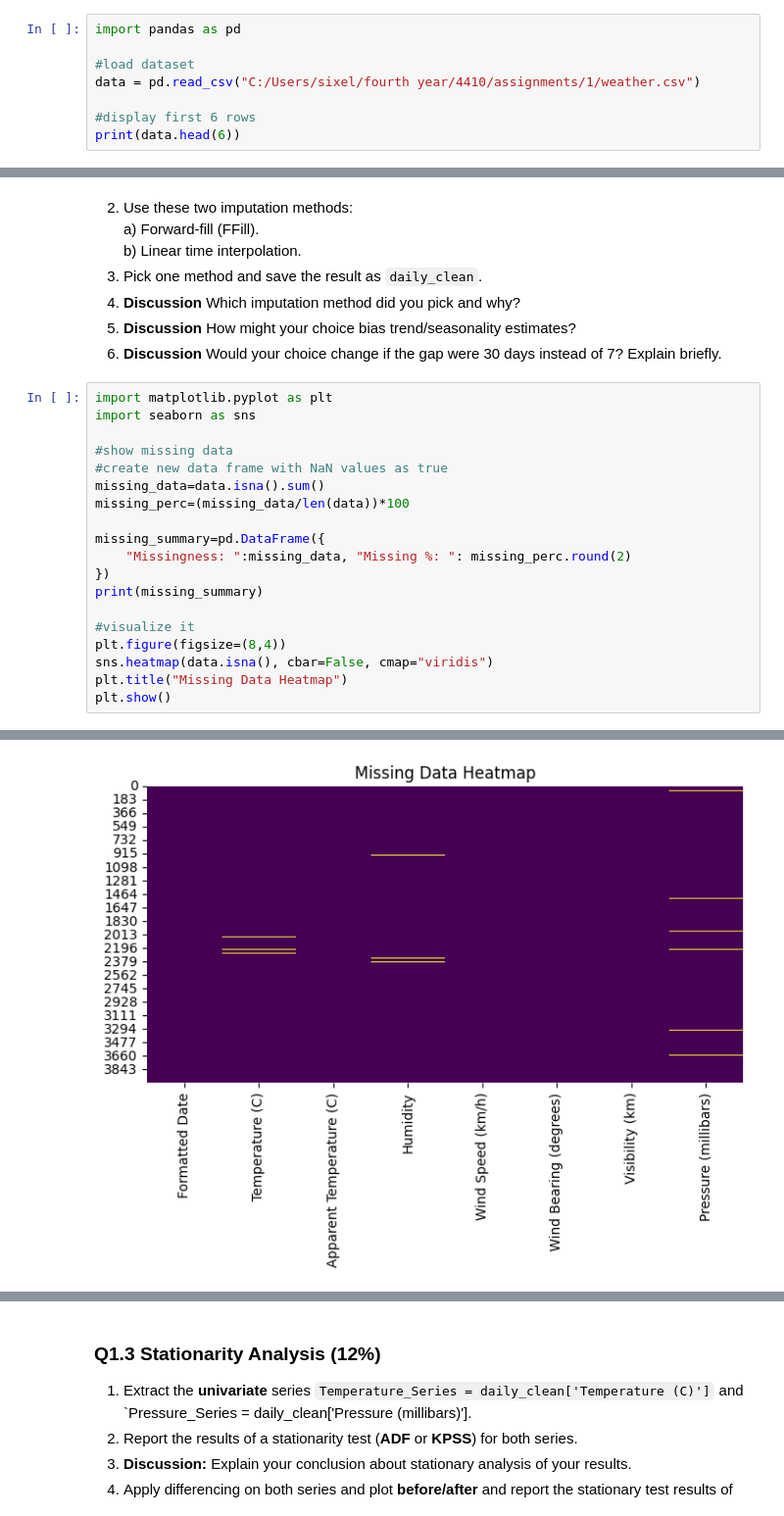
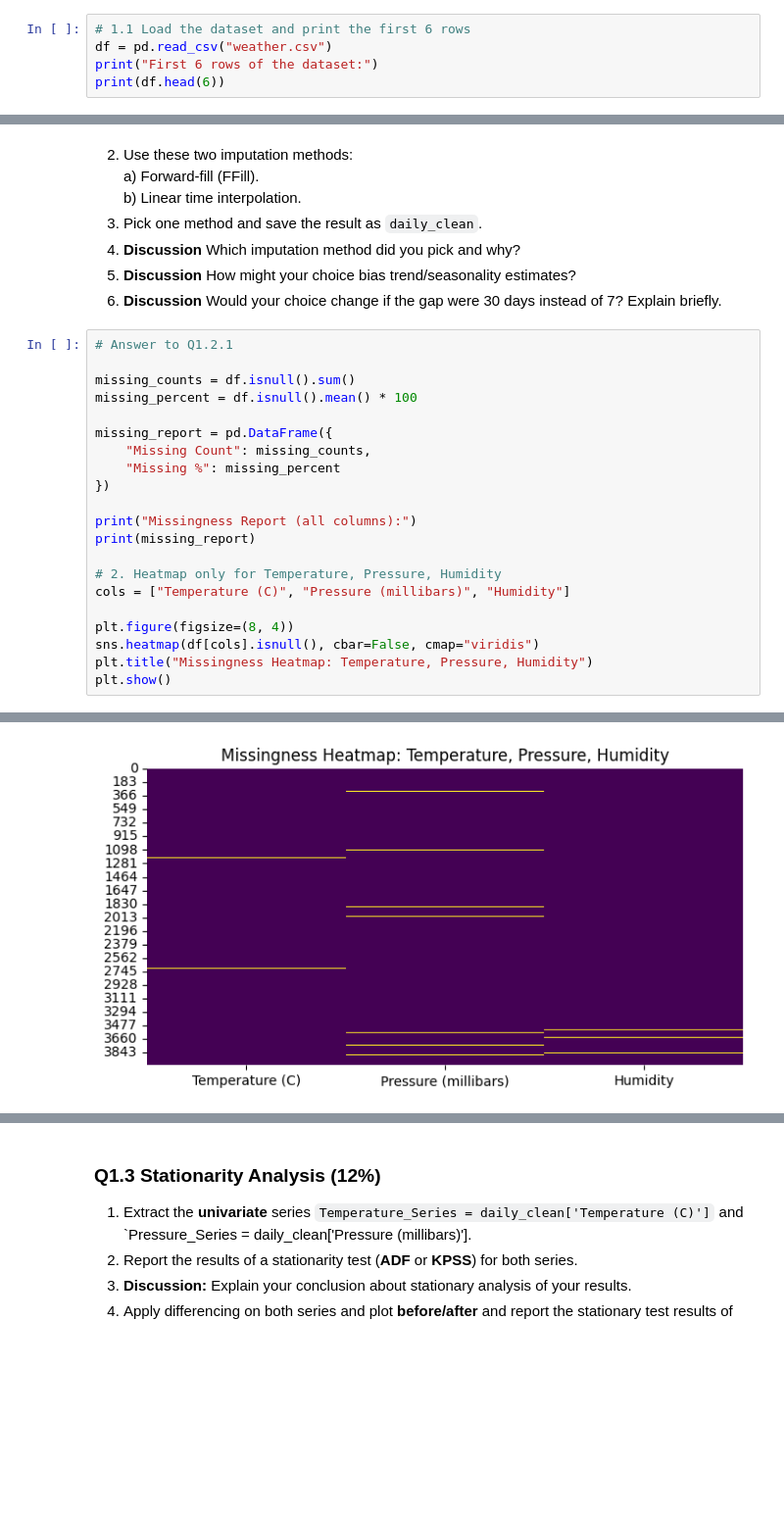
Before and after one commit to AdamDunn1437/4010_A1, a Jupyter notebook: Assignment1.ipynb, the cells around one changed output, grey strips where cells are left out. Shown at 98% size. Cells and saved outputs as stored; diff of their text form; blank space fills up the shorter version.

```diff
--- a/Assignment1.ipynb
+++ b/Assignment1.ipynb
@@ -29,9 +35,6 @@ Follow these steps before submitting your assignment:
 # %%
-import pandas as pd
-
-#load dataset
-data = pd.read_csv("C:/Users/sixel/fourth year/4410/assignments/1/weather.csv")
-
-#display first 6 rows
-print(data.head(6))
+# 1.1 Load the dataset and print the first 6 rows
+df = pd.read_csv("weather.csv")
+print("First 6 rows of the dataset:")
+print(df.head(6))
 # %% [output]
@@ -78,22 +69,24 @@ one hot encoding applied to ... ['Formatted Date']
 5. **Discussion** How might your choice bias trend/seasonality estimates?
 6. **Discussion** Would your choice change if the gap were 30 days instead of 7? Explain briefly.
 # %%
-import matplotlib.pyplot as plt
-import seaborn as sns
+# Answer to Q1.2.1
 
-#show missing data
-#create new data frame with NaN values as true
-missing_data=data.isna().sum()
-missing_perc=(missing_data/len(data))*100
+missing_counts = df.isnull().sum()
+missing_percent = df.isnull().mean() * 100
 
-missing_summary=pd.DataFrame({
-    "Missingness: ":missing_data, "Missing %: ": missing_perc.round(2)
+missing_report = pd.DataFrame({
+    "Missing Count": missing_counts,
+    "Missing %": missing_percent
 })
-print(missing_summary)
 
-#visualize it
-plt.figure(figsize=(8,4))
-sns.heatmap(data.isna(), cbar=False, cmap="viridis")
-plt.title("Missing Data Heatmap")
+print("Missingness Report (all columns):")
+print(missing_report)
+
+# 2. Heatmap only for Temperature, Pressure, Humidity
+cols = ["Temperature (C)", "Pressure (millibars)", "Humidity"]
+
+plt.figure(figsize=(8, 4))
+sns.heatmap(df[cols].isnull(), cbar=False, cmap="viridis")
+plt.title("Missingness Heatmap: Temperature, Pressure, Humidity")
 plt.show()
 # %% [output]
@@ -109,2 +103,2 @@ Pressure (millibars)                 47         1.17
-[figure, old version]
+[figure, new version]
 # %%
```
Also changed, not shown: parts of 43 cells of this notebook.
